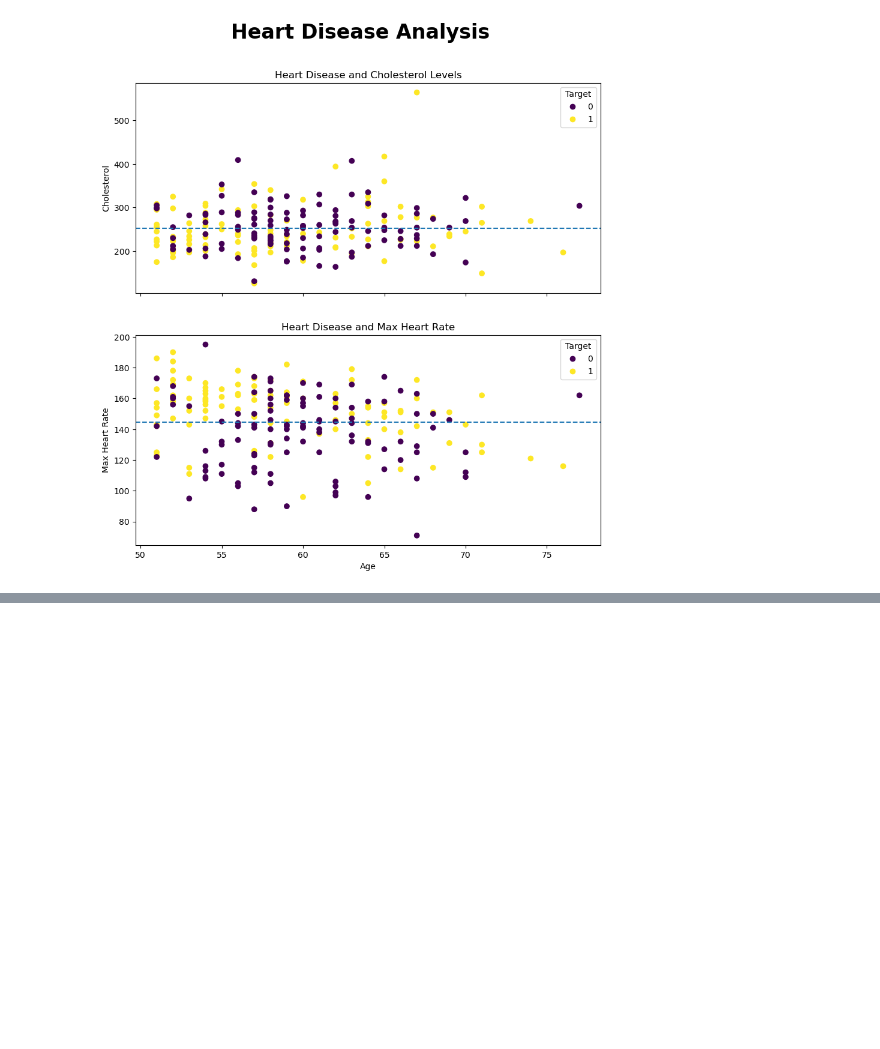
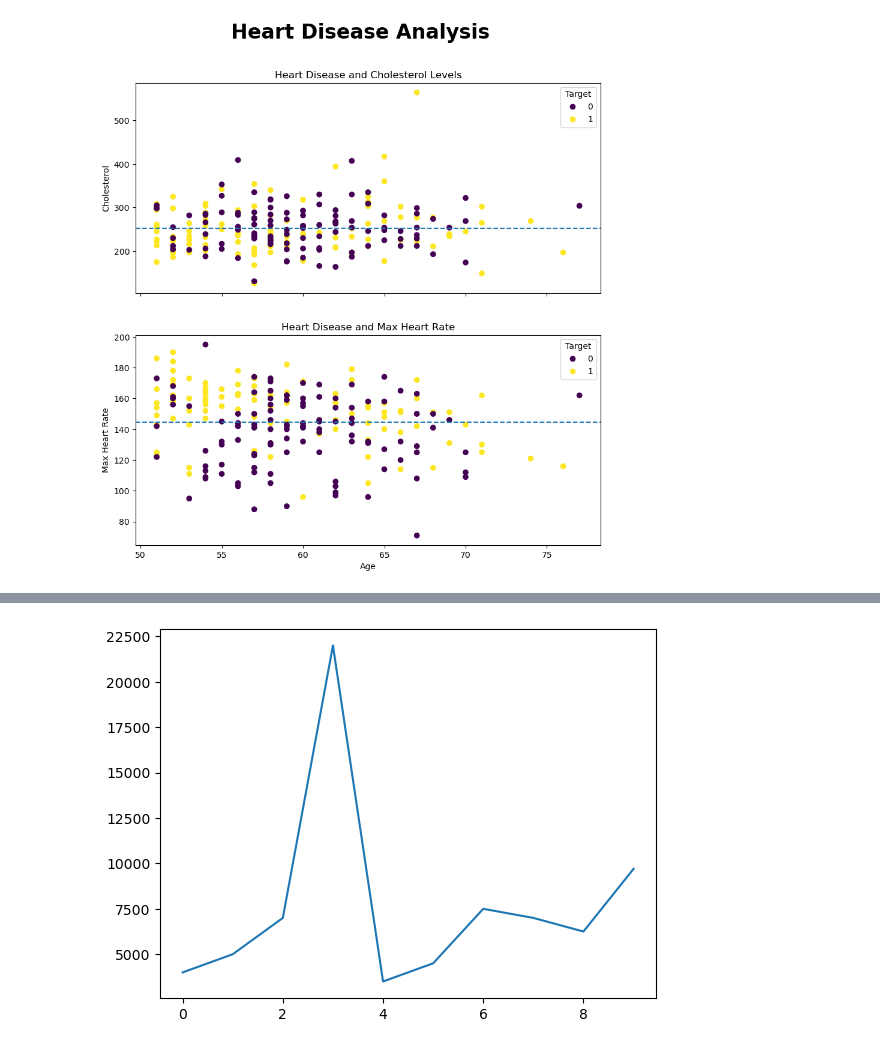
Before and after one commit to judgemongcal/ztm-machine-learning-course, a Jupyter notebook: intro-to-matplotlib.ipynb, the cells around one changed output, grey strips where cells are left out. Drawn from its saved outputs; the diff is of its cells as text; code cells hidden in the pictures; blank space fills up the shorter version.

Commit message:
customizing plots part 1

```diff
--- a/intro-to-matplotlib.ipynb
+++ b/intro-to-matplotlib.ipynb
@@ -500,0 +524,4 @@ fig.suptitle("Heart Disease Analysis", fontsize=24, fontweight="bold");
+# %%
+car_sales["Price"].plot();
+# %% [output]
+[figure, added]
```
Also changed, not shown: parts of 8 cells of this notebook.
